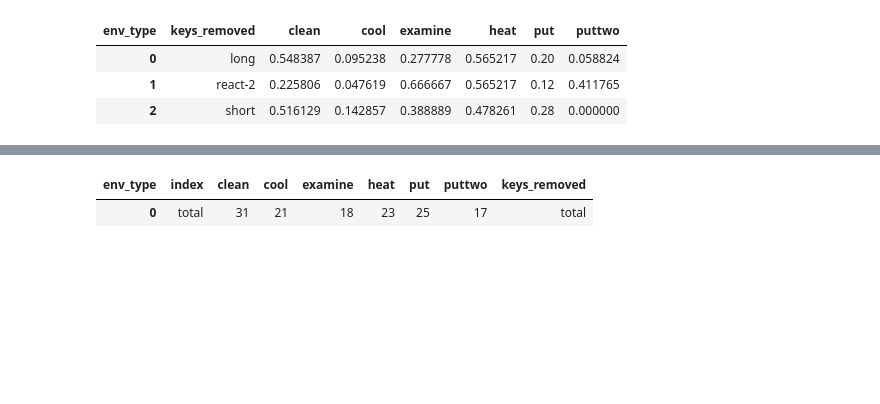
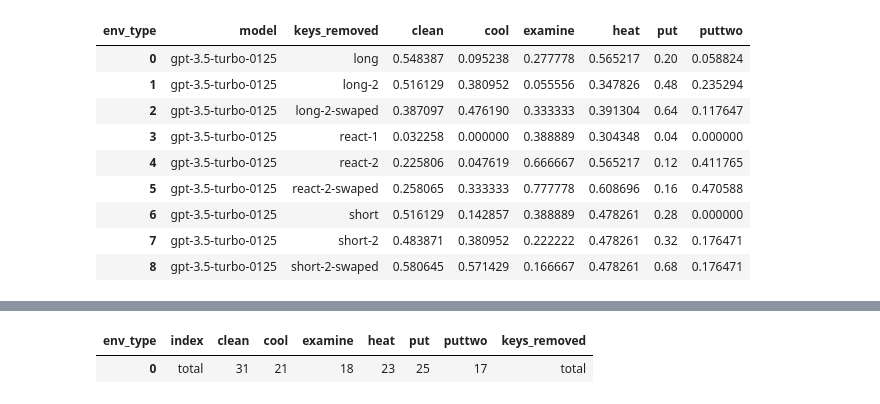
Before and after one commit to ai-nikolai/LLamp, a Jupyter notebook: playgrounds/analysis_alfworld_eval_notebook.ipynb, the cells around one changed output, grey strips where cells are left out. Drawn from its saved outputs; the diff is of its cells as text; code cells hidden in the pictures; blank space fills up the shorter version.

```diff
--- a/playgrounds/analysis_alfworld_eval_notebook.ipynb
+++ b/playgrounds/analysis_alfworld_eval_notebook.ipynb
@@ -75,22 +67,37 @@ def load_data(curren_trial_name, filter_flag=False):
 
     return clean_results
 # %%
-CURRENT_TRIAL_NAME = "v2_eval_20_3"
-CURRENT_TRIAL_NAME2 = "v2_eval_20-40"
-CURRENT_TRIAL_NAME3 = "v2_eval_60-40"
-CURRENT_TRIAL_NAME4 = "v2_eval_100-35"
+FLAG_ALL = False
+FLAG_ALL = True
 
-clean_results1 = load_data(CURRENT_TRIAL_NAME, True)
-clean_results2 = load_data(CURRENT_TRIAL_NAME2)
-clean_results3 = load_data(CURRENT_TRIAL_NAME3)
-clean_results4 = load_data(CURRENT_TRIAL_NAME4)
+if FLAG_ALL:
+    CURRENT_TRIAL_NAME = "v2_eval_20_3"
+    CURRENT_TRIAL_NAME2 = "v2_eval_20-40"
+    CURRENT_TRIAL_NAME3 = "v2_eval_60-40"
+    CURRENT_TRIAL_NAME4 = "v2_eval_100-35"
+    CURRENT_TRIAL_NAME5 = "v2_eval_0-60"
+    CURRENT_TRIAL_NAME6 = "v2_eval_60-75"
+    CURRENT_TRIAL_NAME7 = "v2_eval_20-115"
+    CURRENT_TRIAL_NAME8 = "v2_eval_0-135"
 
 
 
-clean_results = pd.concat([clean_results1,clean_results2,clean_results3, clean_results4])
-print(clean_results.shape)
+    clean_results1 = load_data(CURRENT_TRIAL_NAME, True)
+    clean_results2 = load_data(CURRENT_TRIAL_NAME2)
+    clean_results3 = load_data(CURRENT_TRIAL_NAME3)
+    clean_results4 = load_data(CURRENT_TRIAL_NAME4)
+    clean_results5 = load_data(CURRENT_TRIAL_NAME5)
+    clean_results6 = load_data(CURRENT_TRIAL_NAME6)
+    clean_results7 = load_data(CURRENT_TRIAL_NAME7)
+    clean_results8 = load_data(CURRENT_TRIAL_NAME8)
 
-# clean_results = load_data(CURRENT_TRIAL_NAME)
+
+    # clean_results5,clean_results6,
+    clean_results = pd.concat([clean_results1,clean_results2,clean_results3, clean_results4,clean_results7,clean_results8])
+    print(clean_results.shape)
+else:
+    CURRENT_TRIAL_NAME4 = "v2_eval_20_3"
+    clean_results = load_data(CURRENT_TRIAL_NAME)
 
 clean_results.head()
 # %% [output]
@@ -116,6 +123,7 @@ out["success_percentage"] = out["success"] / out["total"]
 out["success_percentage_done"] = out["success"] / out["done"]
 out["done_percentage"] = out["done"] / out["total"]
 out["normalised_total"] = out["total"] / 135
+out["normalised_done"] = out["done"] / out["total"]
 
 x = out.groupby(["env_type"])
 x.head()
@@ -164,6 +170,6 @@ print(out[["model", "keys_removed","env_type","total","success"]])
 # %%
 def create_pivot(variable="success"):# pivot1 = out.pivot(index=["keys_removed"],columns=["env_type"], values=["success"])
-    pivot_table = pd.pivot_table(out, index=["keys_removed"],columns=["env_type"], aggfunc={variable:"first"})
+    pivot_table = pd.pivot_table(out, index=["model","keys_removed"],columns=["env_type"], aggfunc={variable:"first"})
     pivot_table.columns = pivot_table.columns.droplevel(0)
     # pivot1.columns.name=None
     piv_table = pivot_table.reset_index()
@@ -203,9 +217,16 @@ pivot_done.head()
 # %%
-pivot_done = create_pivot("success_percentage")
-pivot_done.head()
+pivot_done = create_pivot("success_percentage") #higher is better
+# pivot_done.head()
+pivot_done
 # %% [output]
-| env_type | keys_removed | clean | cool | examine | heat | put | puttwo |
-| 0 | long | 0.548387 | 0.095238 | 0.277778 | 0.565217 | 0.20 | 0.058824 |
-| 1 | react-2 | 0.225806 | 0.047619 | 0.666667 | 0.565217 | 0.12 | 0.411765 |
-| 2 | short | 0.516129 | 0.142857 | 0.388889 | 0.478261 | 0.28 | 0.000000 |
+| env_type | model | keys_removed | clean | cool | examine | heat | put | puttwo |
+| 0 | gpt-3.5-turbo-0125 | long | 0.548387 | 0.095238 | 0.277778 | 0.565217 | 0.20 | 0.058824 |
+| 1 | gpt-3.5-turbo-0125 | long-2 | 0.516129 | 0.380952 | 0.055556 | 0.347826 | 0.48 | 0.235294 |
+| 2 | gpt-3.5-turbo-0125 | long-2-swaped | 0.387097 | 0.476190 | 0.333333 | 0.391304 | 0.64 | 0.117647 |
+| 3 | gpt-3.5-turbo-0125 | react-1 | 0.032258 | 0.000000 | 0.388889 | 0.304348 | 0.04 | 0.000000 |
+| 4 | gpt-3.5-turbo-0125 | react-2 | 0.225806 | 0.047619 | 0.666667 | 0.565217 | 0.12 | 0.411765 |
+| 5 | gpt-3.5-turbo-0125 | react-2-swaped | 0.258065 | 0.333333 | 0.777778 | 0.608696 | 0.16 | 0.470588 |
+| 6 | gpt-3.5-turbo-0125 | short | 0.516129 | 0.142857 | 0.388889 | 0.478261 | 0.28 | 0.000000 |
+| 7 | gpt-3.5-turbo-0125 | short-2 | 0.483871 | 0.380952 | 0.222222 | 0.478261 | 0.32 | 0.176471 |
+| 8 | gpt-3.5-turbo-0125 | short-2-swaped | 0.580645 | 0.571429 | 0.166667 | 0.478261 | 0.68 | 0.176471 |
 # %%
```
Also changed, not shown: parts of 18 cells of this notebook, 11 other files.
